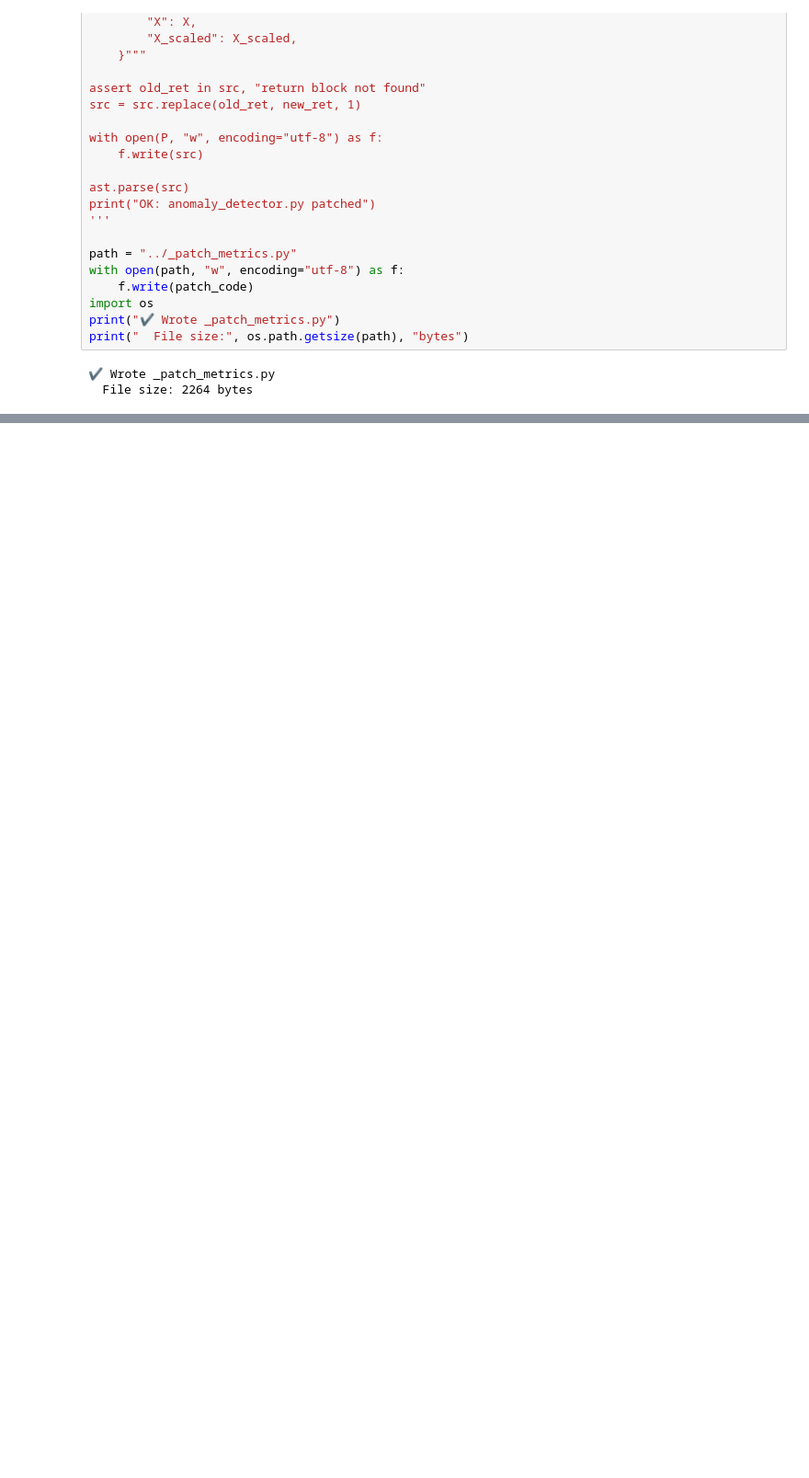
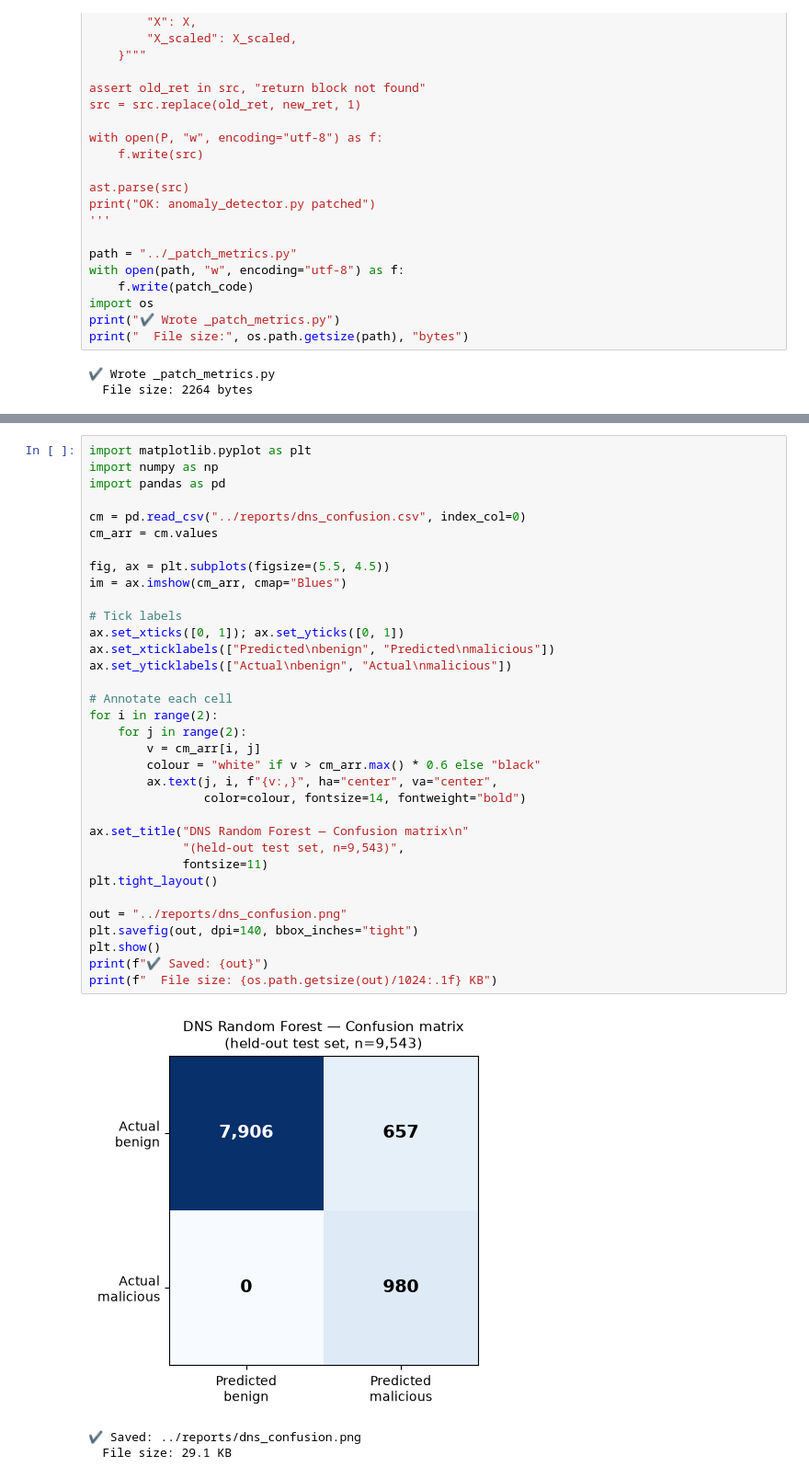
Before and after one commit to ScarletGreyRox/telecom-security-analytics, a Jupyter notebook: notebooks/01_Project_Setup_and_Data_Generation.ipynb, the cells around one changed output, grey strips where cells are left out. Shown at 92% size. Saved outputs shown, nothing was run; the diff lists cells and outputs as text; blank space fills up the shorter version.

```diff
--- a/notebooks/01_Project_Setup_and_Data_Generation.ipynb
+++ b/notebooks/01_Project_Setup_and_Data_Generation.ipynb
@@ -9009,0 +9052,38 @@ print("  File size:", os.path.getsize(path), "bytes")
+# %%
+import matplotlib.pyplot as plt
+import numpy as np
+import pandas as pd
+
+cm = pd.read_csv("../reports/dns_confusion.csv", index_col=0)
+cm_arr = cm.values
+
+fig, ax = plt.subplots(figsize=(5.5, 4.5))
+im = ax.imshow(cm_arr, cmap="Blues")
+
+# Tick labels
+ax.set_xticks([0, 1]); ax.set_yticks([0, 1])
+ax.set_xticklabels(["Predicted\nbenign", "Predicted\nmalicious"])
+ax.set_yticklabels(["Actual\nbenign", "Actual\nmalicious"])
+
+# Annotate each cell
+for i in range(2):
+    for j in range(2):
+        v = cm_arr[i, j]
+        colour = "white" if v > cm_arr.max() * 0.6 else "black"
+        ax.text(j, i, f"{v:,}", ha="center", va="center",
+                color=colour, fontsize=14, fontweight="bold")
+
+ax.set_title("DNS Random Forest — Confusion matrix\n"
+             "(held-out test set, n=9,543)",
+             fontsize=11)
+plt.tight_layout()
+
+out = "../reports/dns_confusion.png"
+plt.savefig(out, dpi=140, bbox_inches="tight")
+plt.show()
+print(f"✔ Saved: {out}")
+print(f"  File size: {os.path.getsize(out)/1024:.1f} KB")
+# %% [output]
+[figure, added]
+✔ Saved: ../reports/dns_confusion.png
+  File size: 29.1 KB
```
Also changed, not shown: parts of 1 cell of this notebook, 2 other files.
